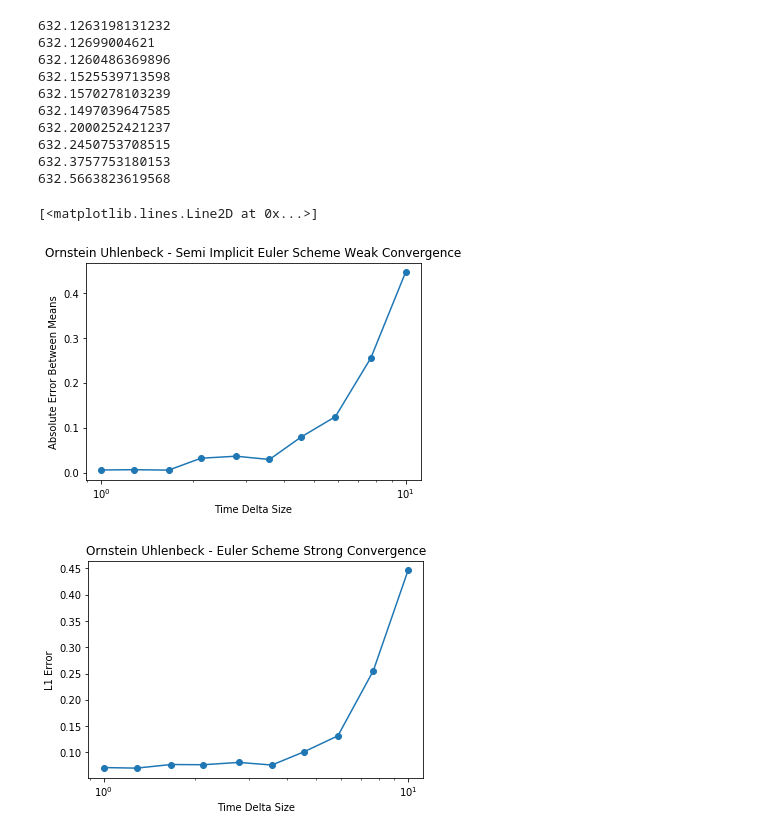
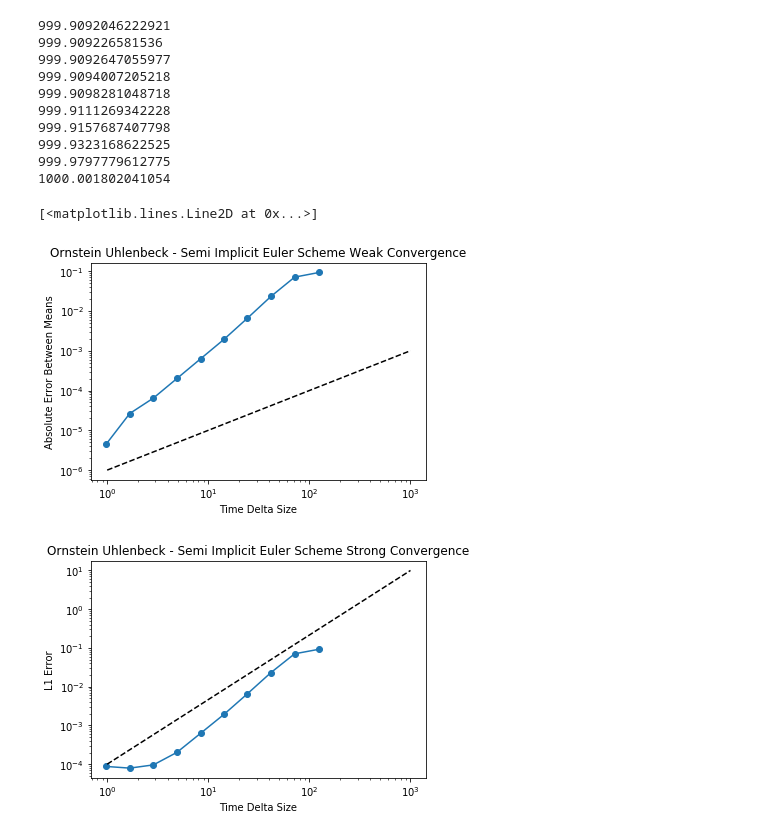
Before and after one commit to hervature/ORFE, a Jupyter notebook: APC 523/project/generate_graphs.ipynb, the cells around one changed output. Drawn from its saved outputs; the diff is of its cells as text; code cells hidden in the pictures.

```diff
--- a/APC 523/project/generate_graphs.ipynb
+++ b/APC 523/project/generate_graphs.ipynb
@@ -81,7 +81,7 @@ theoretical_params = (sigma*np.sqrt(T), 0, x_0*np.exp((mu-sigma**2/2)*T))
 
 strong_errors = []
 weak_errors = []
-t_points = np.logspace(1,2,10)
+t_points = np.logspace(3,15,10,base=2)
 t_points = t_points[::-1]
 t_points = np.ceil(t_points)
 
@@ -110,5 +110,7 @@ plt.title("Geometric Brownian Motion - Euler Scheme Weak Convergence")
 plt.xlabel("Time Delta Size")
 plt.ylabel("Absolute Error Between Means")
 plt.xscale("log")
+plt.yscale("log")
 plt.plot(delta_t, weak_errors, "-o")
+plt.plot([10e-5,10e-1], [10e-5,10e-1], "k--")
 # %% [output]
@@ -129,14 +131,14 @@ plt.plot(delta_t, weak_errors, "-o")
 
 mu = -10
 sigma = 1
-x_0 = 100
+x_0 = 1000
 T = 1 # final time point
 n = 100 # number of sample path
 theoretical_params = (sigma*np.sqrt(T), 0, x_0*np.exp((mu-sigma**2/2)*T))
 
 strong_errors = []
 weak_errors = []
-t_points = np.logspace(1,2,10)
+t_points = np.logspace(3,15,10,base=2)
 t_points = t_points[::-1]
 t_points = np.ceil(t_points)
 
@@ -168,5 +170,7 @@ plt.title("Geometric Brownian Motion - Semi Implicit Euler Scheme Weak Convergen
 plt.xlabel("Time Delta Size")
 plt.ylabel("Absolute Error Between Means")
 plt.xscale("log")
+plt.yscale("log")
 plt.plot(delta_t, weak_errors, "-o")
+plt.plot([10e-5,10e-1], [10e-5,10e-1], "k--")
 # %% [output]
@@ -194,7 +198,7 @@ theoretical_params = (sigma*np.sqrt(T), 0, x_0*np.exp((mu-sigma**2/2)*T))
 
 strong_errors = []
 weak_errors = []
-t_points = np.logspace(1,2,10)
+t_points = np.logspace(3,15,10,base=2)
 t_points = t_points[::-1]
 t_points = np.ceil(t_points)
 
@@ -226,5 +230,7 @@ plt.title("Geometric Brownian Motion - Milstein Scheme Weak Convergence")
 plt.xlabel("Time Delta Size")
 plt.ylabel("Absolute Error Between Means")
 plt.xscale("log")
+plt.yscale("log")
 plt.plot(delta_t, weak_errors, "-o")
+plt.plot([10e-5,10e-1], [10e-5,10e-1], "k--")
 # %% [output]
@@ -334,7 +340,7 @@ theoretical_params = (x_0*np.exp(-mu*T)+theta*(1-np.exp(-mu*T)), (sigma**2/(2*mu
 
 strong_errors = []
 weak_errors = []
-t_points = np.logspace(1,2,10)
+t_points = np.logspace(3,15,10,base=2)
 t_points = t_points[::-1]
 t_points = np.ceil(t_points)
 
@@ -364,13 +370,16 @@ plt.title("Ornstein Uhlenbeck - Euler Scheme Weak Convergence")
 plt.xlabel("Time Delta Size")
 plt.ylabel("Absolute Error Between Means")
 plt.xscale("log")
+plt.yscale("log")
 plt.plot(delta_t, weak_errors, "-o")
+plt.plot([10e-3,10e1], [10e-3,10e1], "k--")
 
-delta_t = [(T-0)/d for d in t_points]
 plt.figure()
 plt.title("Ornstein Uhlenbeck - Euler Scheme Strong Convergence")
 plt.xlabel("Time Delta Size")
 plt.ylabel("L1 Error")
 plt.xscale("log")
+plt.yscale("log")
 plt.plot(delta_t, strong_errors, "-o")
+plt.plot([10e-3,10e1], [10e-3,10e1], "k--")
 # %% [output]
@@ -392,15 +401,15 @@ plt.plot(delta_t, strong_errors, "-o")
 
 mu = 0.01
 theta = 1000
-sigma = 0.01
-x_0 = 0
-T = 100 # final time point
+sigma = 0.00001
+x_0 = -1000
+T = 1000 # final time point
 n = 100 # number of sample path
 theoretical_params = (x_0*np.exp(-mu*T)+theta*(1-np.exp(-mu*T)), (sigma**2/(2*mu) *(1-np.exp(-2*mu*T)))**(1/2))
 
 strong_errors = []
 weak_errors = []
-t_points = np.logspace(1,2,10)
+t_points = np.logspace(3,10,10,base=2)
 t_points = t_points[::-1]
 t_points = np.ceil(t_points)
 
@@ -415,47 +424,50 @@ def Acorr(x, t):
 
 for t in t_points:
     tspan = np.linspace(0, T, t)
     x_t = np.zeros((len(tspan), n))
 
     for i in range(n):
         x_t[:, i] = SdeInt().SemiEuler(A, B, x_0, tspan, Acorr=Acorr, Ito=True)
 
     x_T = x_t[-1,:]
     params = norm.fit(x_T)
     print(norm.mean(*params))
 
     weak_errors.append(abs(norm.mean(*theoretical_params)-norm.mean(*params)))
     strong_errors.append(calc_error(theoretical_params, params))
 
 delta_t = [(T-0)/d for d in t_points]
 plt.figure()
 plt.title("Ornstein Uhlenbeck - Semi Implicit Euler Scheme Weak Convergence")
 plt.xlabel("Time Delta Size")
 plt.ylabel("Absolute Error Between Means")
 plt.xscale("log")
+plt.yscale("log")
 plt.plot(delta_t, weak_errors, "-o")
+plt.plot([10e-1,10e2], [10e-7,10e-4], "k--")
 
-delta_t = [(T-0)/d for d in t_points]
 plt.figure()
-plt.title("Ornstein Uhlenbeck - Euler Scheme Strong Convergence")
+plt.title("Ornstein Uhlenbeck - Semi Implicit Euler Scheme Strong Convergence")
 plt.xlabel("Time Delta Size")
 plt.ylabel("L1 Error")
 plt.xscale("log")
+plt.yscale("log")
 plt.plot(delta_t, strong_errors, "-o")
+plt.plot([10e-1,10e2], [10e-5,10e0], "k--")
 # %% [output]
-632.1263198131232
-632.12699004621
-632.1260486369896
-632.1525539713598
-632.1570278103239
-632.1497039647585
-632.2000252421237
-632.2450753708515
-632.3757753180153
-632.5663823619568
+999.9092046222921
+999.909226581536
+999.9092647055977
+999.9094007205218
+999.9098281048718
+999.9111269342228
+999.9157687407798
+999.9323168622525
+999.9797779612775
+1000.001802041054
 [<matplotlib.lines.Line2D at 0x...>]
-[figure, old version]
+[figure, new version]
-[figure, old version]
+[figure, new version]
 # %%
 # get plot of errors - OU Milstein Scheme
 
```
Also changed, not shown: parts of 11 cells of this notebook, 22 other files.
